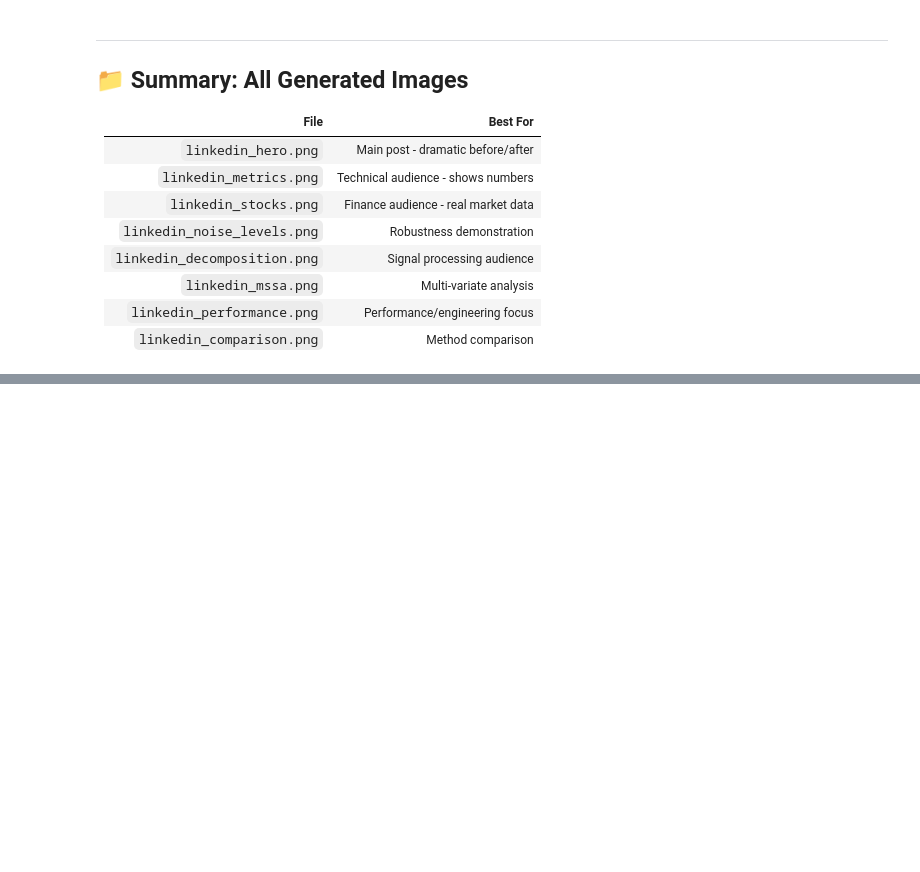
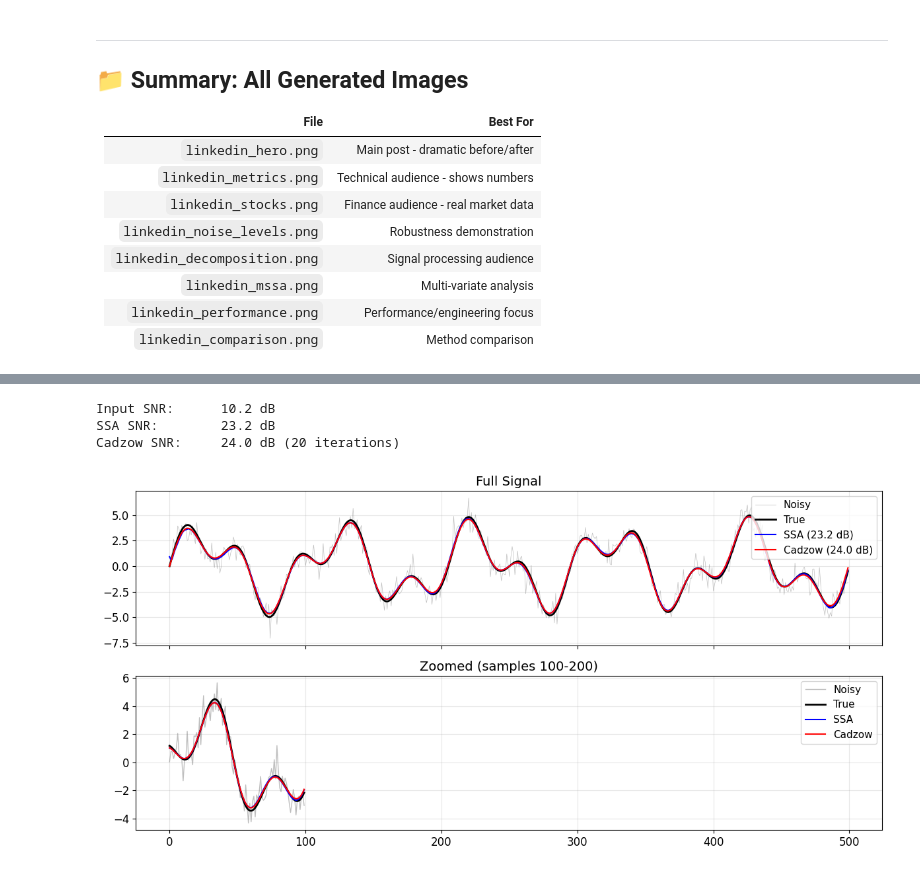
Before and after one commit to Tugbars/Singular-Spectrum-Analysis, a Jupyter notebook: MKL/py/ssa_linkedin_showcase.ipynb, the cells around one changed output, grey strips where cells are left out. Cells and saved outputs as stored; diff of their text form; code cells hidden in the pictures; blank space fills up the shorter version.

```diff
--- a/MKL/py/ssa_linkedin_showcase.ipynb
+++ b/MKL/py/ssa_linkedin_showcase.ipynb
@@ -612,0 +610,55 @@ Generated files:
+# %%
+from ssa_wrapper import SSA, cadzow
+# Generate test signal: two sinusoids (rank 4)
+N = 500
+t = np.arange(N) / N
+true_signal = 3.0 * np.sin(2 * np.pi * 5 * t) + 2.0 * np.sin(2 * np.pi * 12 * t)
+
+# Add noise
+np.random.seed(42)
+noise_std = 0.8
+noisy = true_signal + np.random.randn(N) * noise_std
+
+# Single-pass SSA denoising
+L, rank = 125, 4
+ssa = SSA(noisy, L=L)
+ssa.decompose(k=rank)
+ssa_result = ssa.reconstruct(list(range(rank)))
+
+# Cadzow denoising
+cadzow_res = cadzow(noisy, L=L, rank=rank, max_iter=20)
+
+# Compute SNR
+def snr(true, est):
+    return 10 * np.log10(np.mean(true**2) / np.mean((true - est)**2))
+
+print(f"Input SNR:      {snr(true_signal, noisy):.1f} dB")
+print(f"SSA SNR:        {snr(true_signal, ssa_result):.1f} dB")
+print(f"Cadzow SNR:     {snr(true_signal, cadzow_res.signal):.1f} dB ({cadzow_res.iterations} iterations)")
+
+# Plot
+fig, axes = plt.subplots(2, 1, figsize=(12, 6), sharex=True)
+
+axes[0].plot(noisy, 'gray', alpha=0.5, lw=0.5, label='Noisy')
+axes[0].plot(true_signal, 'k-', lw=2, label='True')
+axes[0].plot(ssa_result, 'b-', lw=1.5, label=f'SSA ({snr(true_signal, ssa_result):.1f} dB)')
+axes[0].plot(cadzow_res.signal, 'r-', lw=1.5, label=f'Cadzow ({snr(true_signal, cadzow_res.signal):.1f} dB)')
+axes[0].set_title('Full Signal')
+axes[0].legend(loc='upper right')
+
+# Zoomed view
+z = slice(100, 200)
+axes[1].plot(noisy[z], 'gray', alpha=0.5, lw=1, label='Noisy')
+axes[1].plot(true_signal[z], 'k-', lw=2, label='True')
+axes[1].plot(ssa_result[z], 'b-', lw=1.5, label='SSA')
+axes[1].plot(cadzow_res.signal[z], 'r-', lw=1.5, label='Cadzow')
+axes[1].set_title('Zoomed (samples 100-200)')
+axes[1].legend(loc='upper right')
+
+plt.tight_layout()
+plt.show()
+# %% [output]
+Input SNR:      10.2 dB
+SSA SNR:        23.2 dB
+Cadzow SNR:     24.0 dB (20 iterations)
+[figure, added]
```
Also changed, not shown: parts of 9 cells of this notebook, 5 other files.
